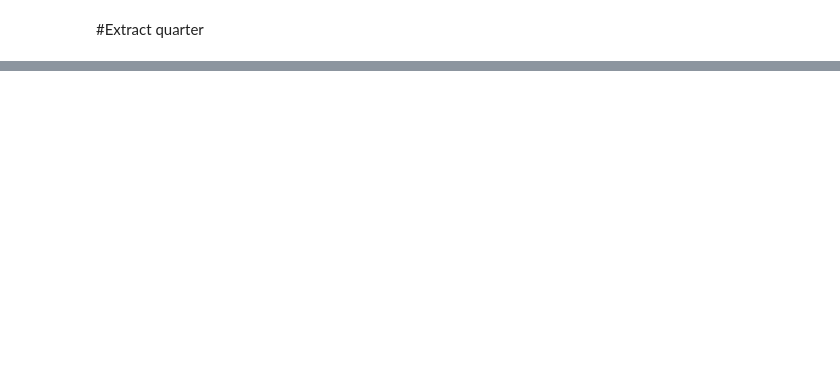
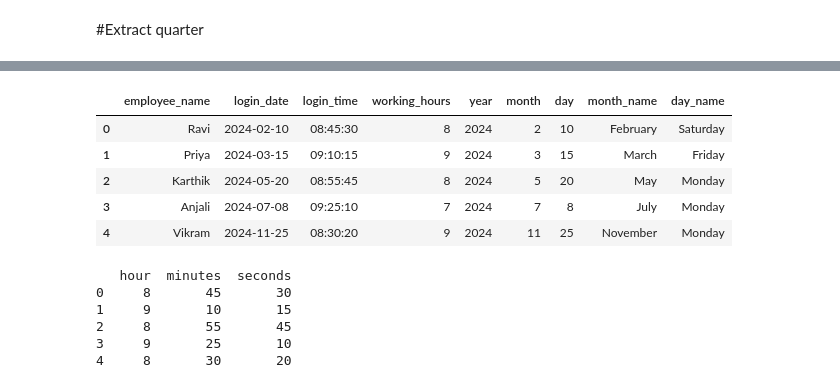
Before and after one commit to Varalakshmi-skab/datasciencelearning, a Jupyter notebook: date_time_handling.ipynb, the cells around one changed output, grey strips where cells are left out. Cells and saved outputs as stored; diff of their text form; code cells hidden in the pictures; blank space fills up the shorter version.

```diff
--- a/date_time_handling.ipynb
+++ b/date_time_handling.ipynb
@@ -109,0 +169,3 @@ df
+# %%
+df=pd.read_csv("/content/employee_attendance (1).csv")
+df
@@ -109,0 +181,3 @@ df
+# %%
+df["login_date"]=pd.to_datetime(df["login_date"])
+print(df["login_date"])
@@ -109,0 +191,6 @@ df
+# %%
+df["year"]=df["login_date"].dt.year
+df["month"]=df["login_date"].dt.month
+df["day"]=df["login_date"].dt.day
+df
+print(df[["year","month","day"]])
@@ -109,0 +204,3 @@ df
+# %%
+df["month_name"]=df["login_date"].dt.month_name()
+df
@@ -109,0 +214,24 @@ df
+# %%
+df["day_name"]=df["login_date"].dt.day_name()
+df
+# %% [output]
+|  | employee_name | login_date | login_time | working_hours | year | month | day | month_name | day_name |
+| 0 | Ravi | 2024-02-10 | 08:45:30 | 8 | 2024 | 2 | 10 | February | Saturday |
+| 1 | Priya | 2024-03-15 | 09:10:15 | 9 | 2024 | 3 | 15 | March | Friday |
+| 2 | Karthik | 2024-05-20 | 08:55:45 | 8 | 2024 | 5 | 20 | May | Monday |
+| 3 | Anjali | 2024-07-08 | 09:25:10 | 7 | 2024 | 7 | 8 | July | Monday |
+| 4 | Vikram | 2024-11-25 | 08:30:20 | 9 | 2024 | 11 | 25 | November | Monday |
+# %%
+df["login_time"]=pd.to_datetime(df["login_time"])
+df["hour"]=df["login_time"].dt.hour
+df["minutes"]=df["login_time"].dt.minute
+df["seconds"]=df["login_time"].dt.second
+df
+print(df[["hour","minutes","seconds"]])
+# %% [output]
+   hour  minutes  seconds
+0     8       45       30
+1     9       10       15
+2     8       55       45
+3     9       25       10
+4     8       30       20
```
Also changed, not shown: parts of 17 cells of this notebook.
